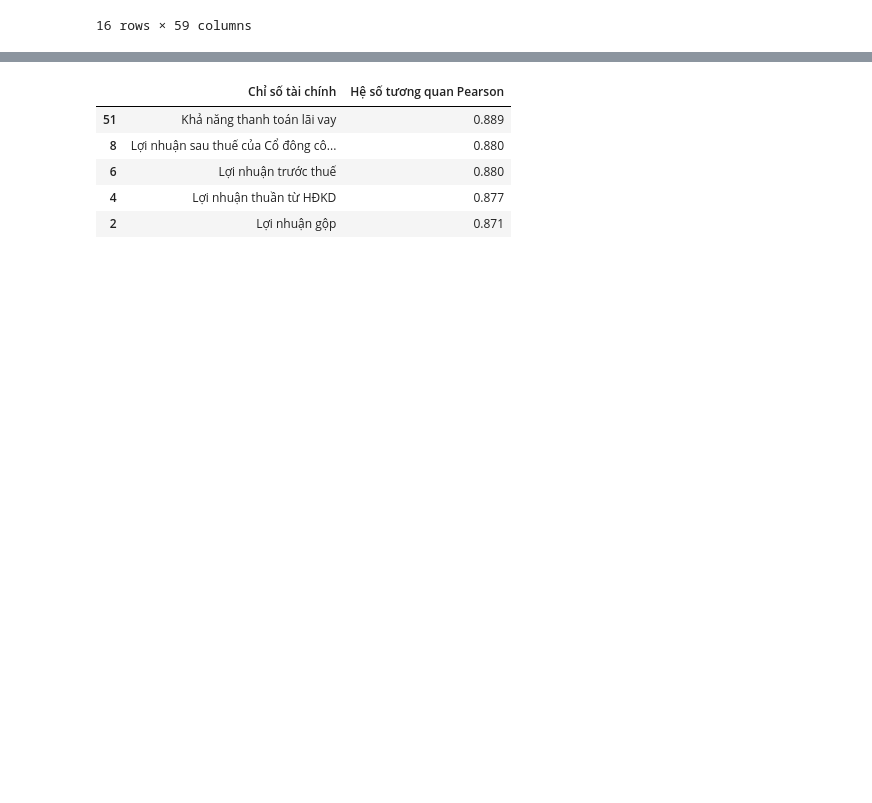
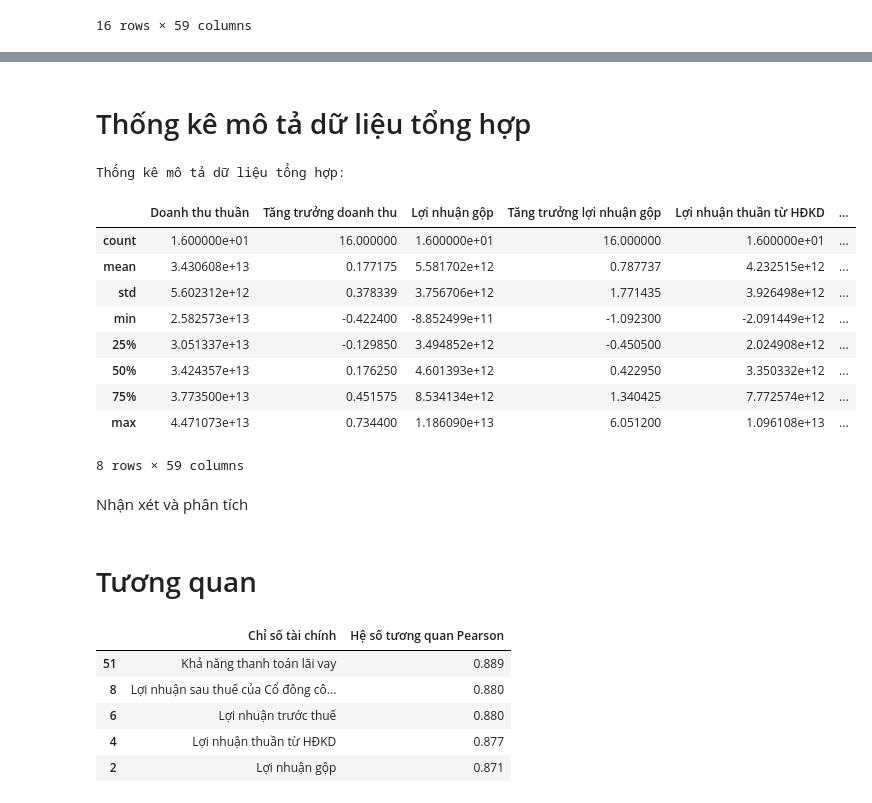
Before and after one commit to diepdangban/Datamining, a Jupyter notebook: Data_understanding.ipynb, the cells around one changed output, grey strips where cells are left out. Cells and saved outputs as stored; diff of their text form; code cells hidden in the pictures; blank space fills up the shorter version.

```diff
--- a/Data_understanding.ipynb
+++ b/Data_understanding.ipynb
@@ -503,3 +570,24 @@ merged_df.plot(figsize=(10, 6))
+# %% [markdown]
+# Thống kê mô tả dữ liệu tổng hợp
+# %%
+
+display(merged_df.describe())
+# %% [output]
+Thống kê mô tả dữ liệu tổng hợp:
+|  | Doanh thu thuần | Tăng trưởng doanh thu | Lợi nhuận gộp | Tăng trưởng lợi nhuận gộp | Lợi nhuận thuần từ HĐKD | ... |
+| count | 1.600000e+01 | 16.000000 | 1.600000e+01 | 16.000000 | 1.600000e+01 | ... |
+| mean | 3.430608e+13 | 0.177175 | 5.581702e+12 | 0.787737 | 4.232515e+12 | ... |
+| std | 5.602312e+12 | 0.378339 | 3.756706e+12 | 1.771435 | 3.926498e+12 | ... |
+| min | 2.582573e+13 | -0.422400 | -8.852499e+11 | -1.092300 | -2.091449e+12 | ... |
+| 25% | 3.051337e+13 | -0.129850 | 3.494852e+12 | -0.450500 | 2.024908e+12 | ... |
+| 50% | 3.424357e+13 | 0.176250 | 4.601393e+12 | 0.422950 | 3.350332e+12 | ... |
+| 75% | 3.773500e+13 | 0.451575 | 8.534134e+12 | 1.340425 | 7.772574e+12 | ... |
+| max | 4.471073e+13 | 0.734400 | 1.186090e+13 | 6.051200 | 1.096108e+13 | ... |
+8 rows × 59 columns
+# %% [markdown]
+Nhận xét và phân tích
+# %% [markdown]
+# Tương quan
 # %%
 ##3. Lựa chọn các yếu tố nguy cơ (risk factors) tiềm năng cho mô hình tài chính
 #Ở bước này, sinh viên sẽ sàng lọc ra một số yếu tố nguy cơ (risk factors) « tiềm năng » có thể gây ra biến động về giá cổ phiếu.
```
Also changed, not shown: parts of 11 cells of this notebook.
